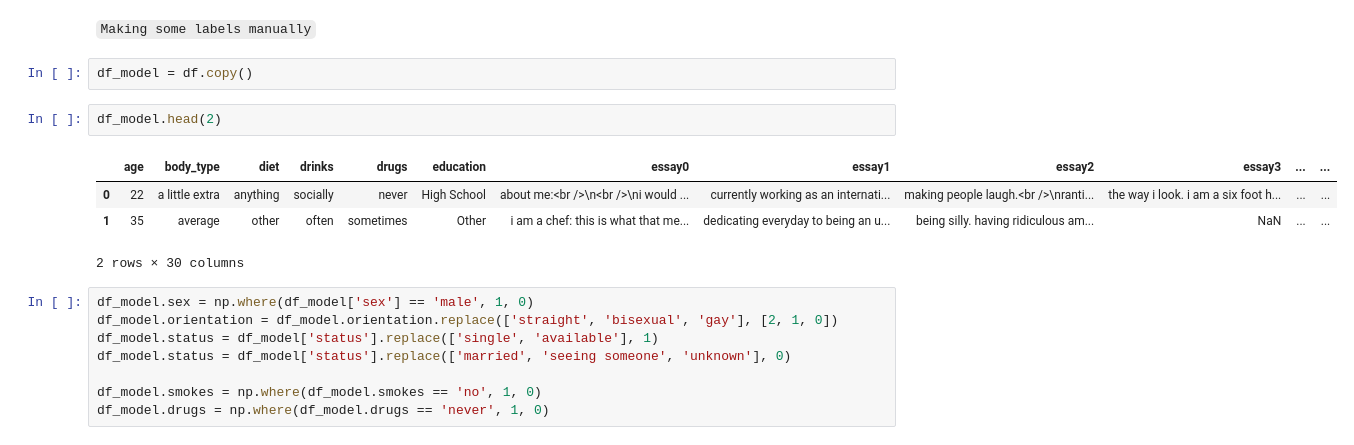
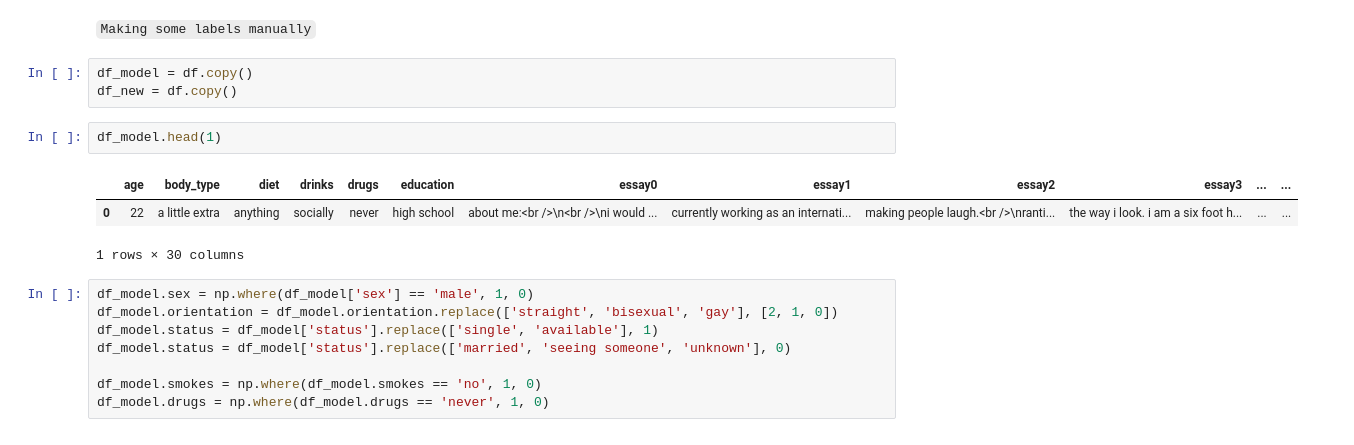
Before and after one commit to LiZoMark841619/OkCupid, a Jupyter notebook: OKCupid-Date-A-Scientist-Starter/date-a-scientist.ipynb, the cells around one changed output. Drawn from its saved outputs; the diff is of its cells as text.

```diff
--- a/OKCupid-Date-A-Scientist-Starter/date-a-scientist.ipynb
+++ b/OKCupid-Date-A-Scientist-Starter/date-a-scientist.ipynb
@@ -288,13 +288,13 @@ test_charts = charts(cats_and_nums, df)
 `Making some labels manually`
 # %%
 df_model = df.copy()
+df_new = df.copy()
 # %%
-df_model.head(2)
+df_model.head(1)
 # %% [output]
 |  | age | body_type | diet | drinks | drugs | education | essay0 | essay1 | essay2 | essay3 | ... | ... |
-| 0 | 22 | a little extra | anything | socially | never | High School | about me:<br />\n<br />\ni would ... | currently working as an internati... | making people laugh.<br />\nranti... | the way i look. i am a six foot h... | ... | ... |
-| 1 | 35 | average | other | often | sometimes | Other | i am a chef: this is what that me... | dedicating everyday to being an u... | being silly. having ridiculous am... | NaN | ... | ... |
+| 0 | 22 | a little extra | anything | socially | never | high school | about me:<br />\n<br />\ni would ... | currently working as an internati... | making people laugh.<br />\nranti... | the way i look. i am a six foot h... | ... | ... |
-2 rows × 30 columns
+1 rows × 30 columns
 # %%
 df_model.sex = np.where(df_model['sex'] == 'male', 1, 0)
 df_model.orientation = df_model.orientation.replace(['straight', 'bisexual', 'gay'], [2, 1, 0])
```
Also changed, not shown: parts of 13 cells of this notebook.
